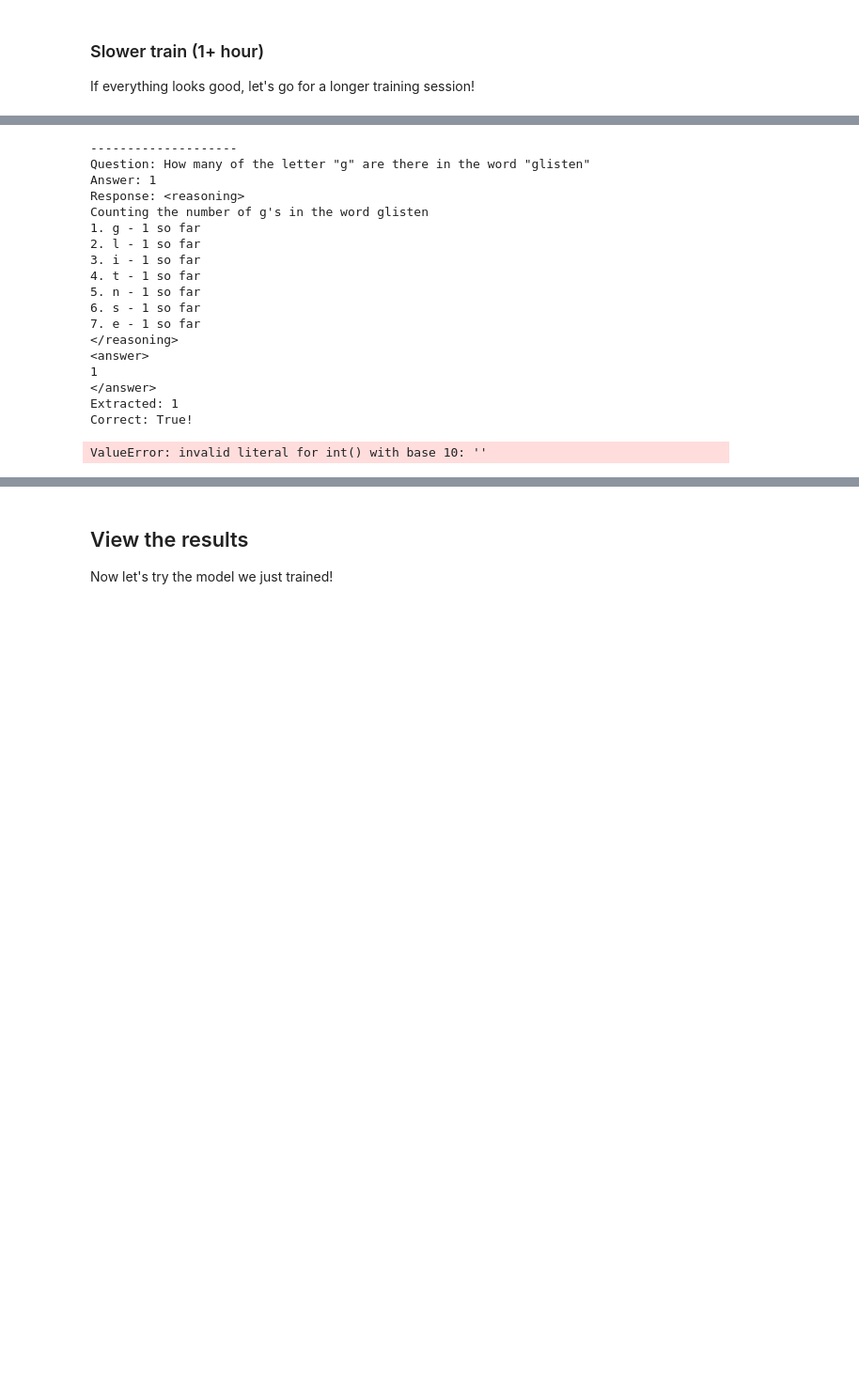
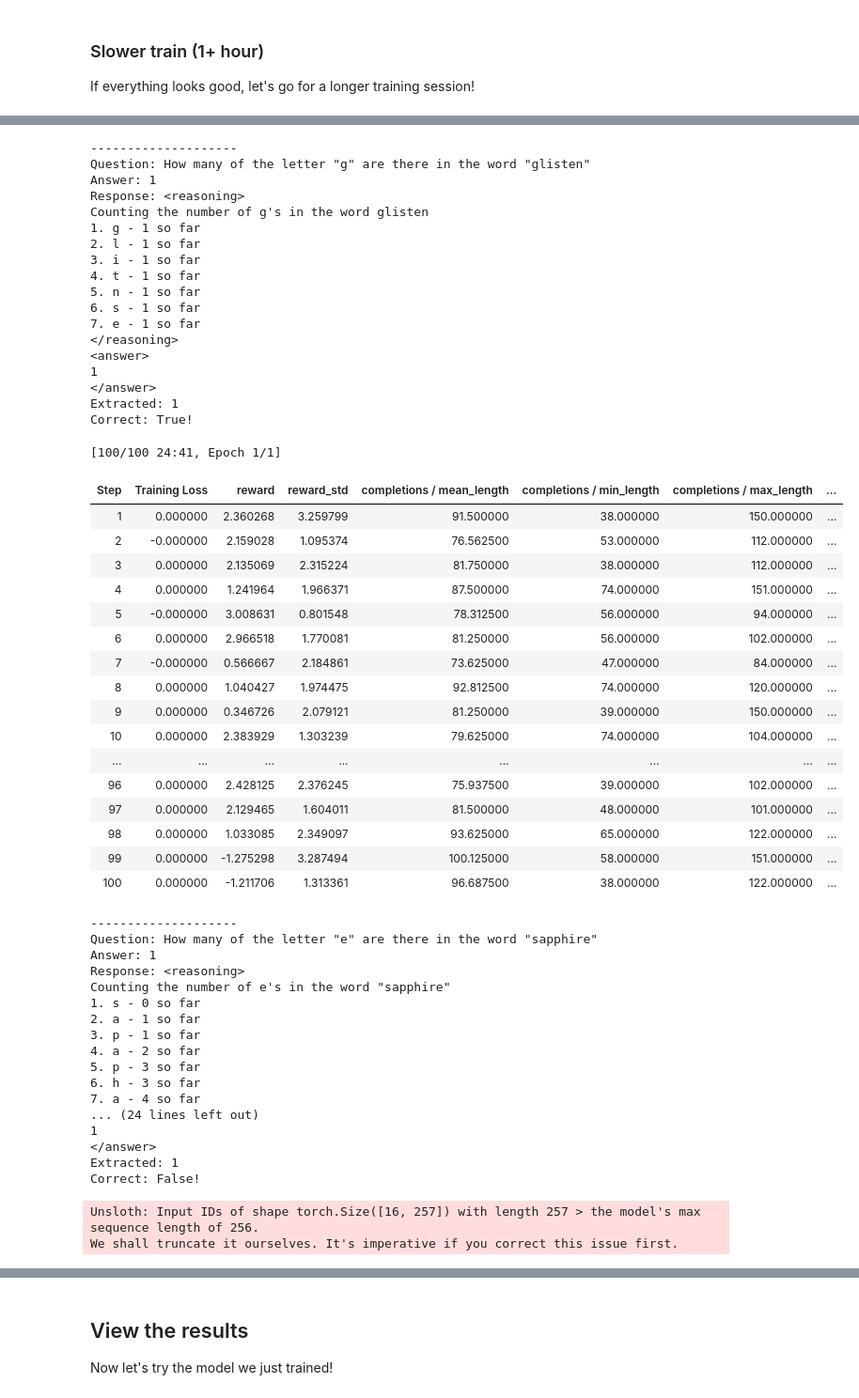
Before and after one commit to bobbynations/udacity, a Jupyter notebook: Generative AI Fundamentals/gen_ai_fundamentals_project_starter.ipynb, the cells around one changed output, grey strips where cells are left out. Shown at 94% size. Saved outputs shown, nothing was run; the diff lists cells and outputs as text; code cells hidden in the pictures; blank space fills up the shorter version.

```diff
--- a/Generative AI Fundamentals/gen_ai_fundamentals_project_starter.ipynb
+++ b/Generative AI Fundamentals/gen_ai_fundamentals_project_starter.ipynb
@@ -1105,9 +1155,9 @@ training_args = GRPOConfig(
     # We'll just run for a modest 5 steps to make sure everything works and to
     # estimate the amount of time it will take to run the full training.
     max_steps=5,
-    torch_compile=False,
+    # torch_compile=False,
 )
-model.config.use_cache = False
+# model.config.use_cache = False
 trainer = GRPOTrainer(
     model=model,
     processing_class=tokenizer,
@@ -1180,7 +1251,7 @@ training_args = GRPOConfig(
     # Configure the maximum number of steps to take about 30mins of time for
     # a medium-sized experiment. (See how long the previous example took and
     # scale up appropriately using your best guess.)
-    max_steps=20  # ~60min
+    max_steps=100  # ~60min
 )
 trainer = GRPOTrainer(
     model=model,
@@ -1196,22 +1267,58 @@ trainer_res = trainer.train()
 O^O/ \_/ \    Batch size per device = 16 | Gradient accumulation steps = 1
 \        /    Data Parallel GPUs = 1 | Total batch size (16 x 1 x 1) = 16
  "-____-"     Trainable parameters = 3,686,400 of 3,089,625,088 (0.12% trained)
 --------------------
 Question: How many of the letter "g" are there in the word "glisten"
 Answer: 1
 Response: <reasoning>
 Counting the number of g's in the word glisten
 1. g - 1 so far
 2. l - 1 so far
 3. i - 1 so far
 4. t - 1 so far
 5. n - 1 so far
 6. s - 1 so far
 7. e - 1 so far
 </reasoning>
 <answer>
 1
 </answer>
 Extracted: 1
 Correct: True!
-ValueError: invalid literal for int() with base 10: ''
+[100/100 24:41, Epoch 1/1]
+| Step | Training Loss | reward | reward_std | completions / mean_length | completions / min_length | completions / max_length | ... |
+| 1 | 0.000000 | 2.360268 | 3.259799 | 91.500000 | 38.000000 | 150.000000 | ... |
+| 2 | -0.000000 | 2.159028 | 1.095374 | 76.562500 | 53.000000 | 112.000000 | ... |
+| 3 | 0.000000 | 2.135069 | 2.315224 | 81.750000 | 38.000000 | 112.000000 | ... |
+| 4 | 0.000000 | 1.241964 | 1.966371 | 87.500000 | 74.000000 | 151.000000 | ... |
+| 5 | -0.000000 | 3.008631 | 0.801548 | 78.312500 | 56.000000 | 94.000000 | ... |
+| 6 | 0.000000 | 2.966518 | 1.770081 | 81.250000 | 56.000000 | 102.000000 | ... |
+| 7 | -0.000000 | 0.566667 | 2.184861 | 73.625000 | 47.000000 | 84.000000 | ... |
+| 8 | 0.000000 | 1.040427 | 1.974475 | 92.812500 | 74.000000 | 120.000000 | ... |
+| 9 | 0.000000 | 0.346726 | 2.079121 | 81.250000 | 39.000000 | 150.000000 | ... |
+| 10 | 0.000000 | 2.383929 | 1.303239 | 79.625000 | 74.000000 | 104.000000 | ... |
+| ... | ... | ... | ... | ... | ... | ... | ... |
+| 96 | 0.000000 | 2.428125 | 2.376245 | 75.937500 | 39.000000 | 102.000000 | ... |
+| 97 | 0.000000 | 2.129465 | 1.604011 | 81.500000 | 48.000000 | 101.000000 | ... |
+| 98 | 0.000000 | 1.033085 | 2.349097 | 93.625000 | 65.000000 | 122.000000 | ... |
+| 99 | 0.000000 | -1.275298 | 3.287494 | 100.125000 | 58.000000 | 151.000000 | ... |
+| 100 | 0.000000 | -1.211706 | 1.313361 | 96.687500 | 38.000000 | 122.000000 | ... |
+--------------------
+Question: How many of the letter "e" are there in the word "sapphire"
+Answer: 1
+Response: <reasoning>
+Counting the number of e's in the word "sapphire"
+1. s - 0 so far
+2. a - 1 so far
+3. p - 1 so far
+4. a - 2 so far
+5. p - 3 so far
+6. h - 3 so far
+7. a - 4 so far
+... (24 lines left out)
+1
+</answer>
+Extracted: 1
+Correct: False!
+Unsloth: Input IDs of shape torch.Size([16, 257]) with length 257 > the model's max sequence length of 256.
+We shall truncate it ourselves. It's imperative if you correct this issue first.
```
Also changed, not shown: parts of 25 cells of this notebook.
